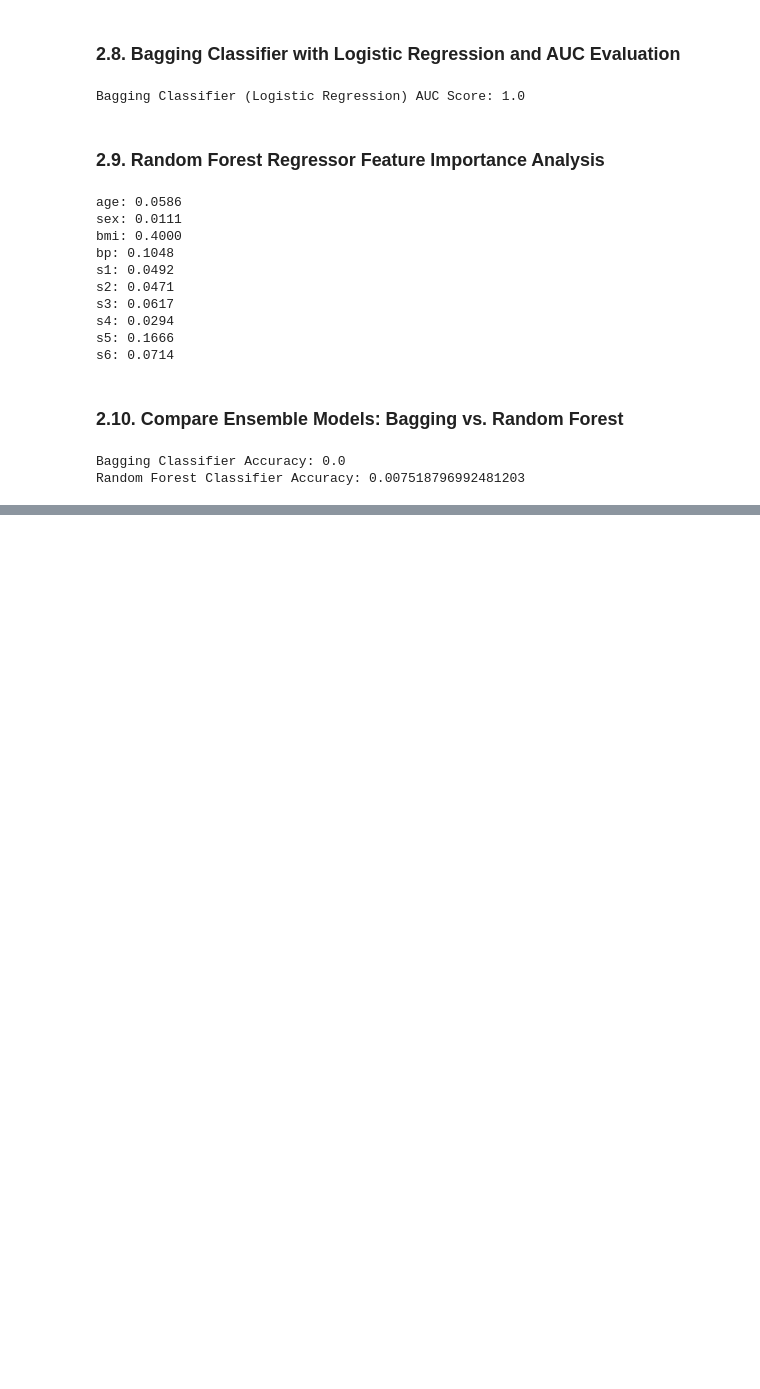
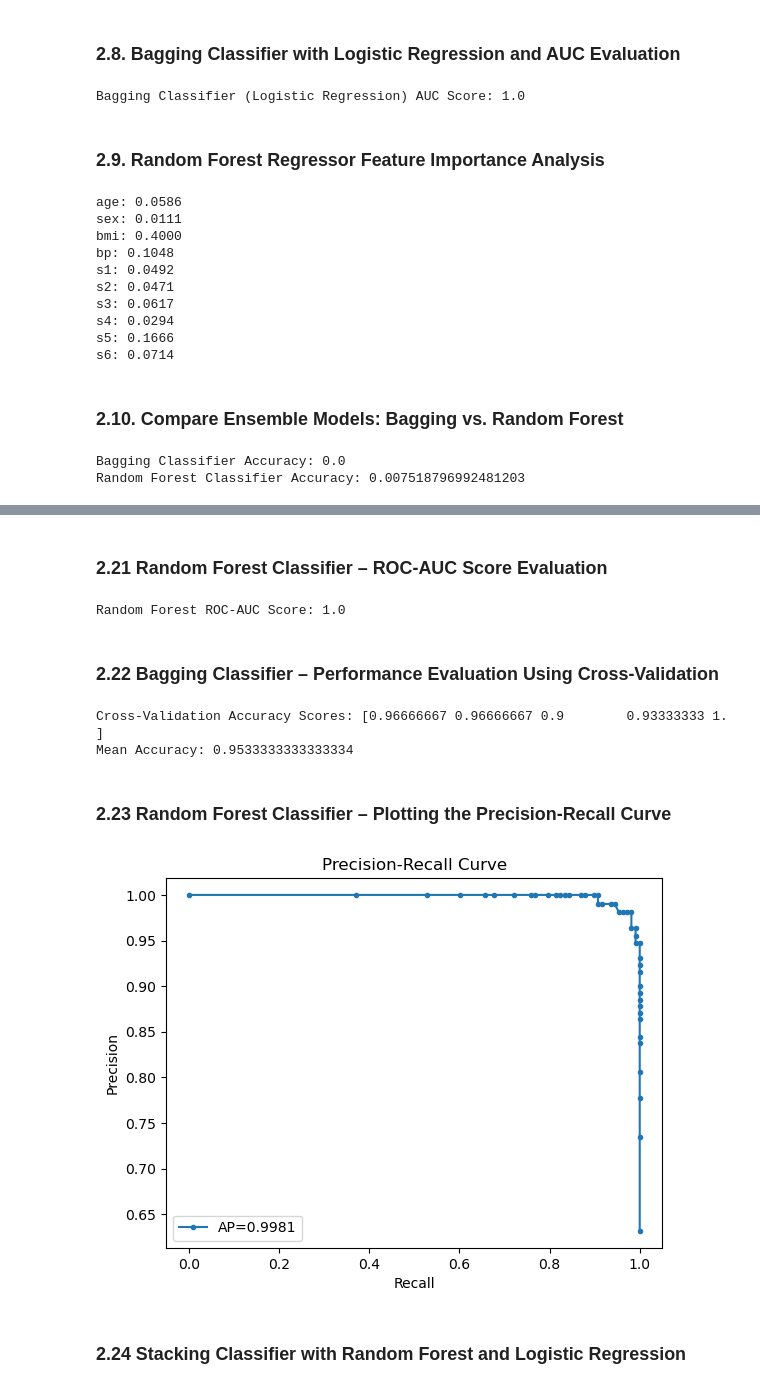
Before and after one commit to gauravmohan93s/PW_Skills_Assignments, a Jupyter notebook: Machine Learning/Ensemble Learning/Ensemble Learning.ipynb, the cells around one changed output, grey strips where cells are left out. Saved outputs shown, nothing was run; the diff lists cells and outputs as text; code cells hidden in the pictures; blank space fills up the shorter version.

```diff
--- a/Machine Learning/Ensemble Learning/Ensemble Learning.ipynb
+++ b/Machine Learning/Ensemble Learning/Ensemble Learning.ipynb
@@ -326,0 +629,80 @@ Random Forest Classifier Accuracy: 0.007518796992481203
+# %% [markdown]
+### 2.21 Random Forest Classifier – ROC-AUC Score Evaluation
+# %%
+from sklearn.datasets import load_iris
+from sklearn.ensemble import RandomForestClassifier
+from sklearn.metrics import roc_auc_score
+from sklearn.model_selection import train_test_split
+from sklearn.preprocessing import label_binarize
+
+# Load dataset
+iris = load_iris()
+X, y = iris.data, iris.target
+# Binarize the output for ROC-AUC computation (multi-class)
+y_bin = label_binarize(y, classes=[0, 1, 2])
+X_train, X_test, y_train, y_test = train_test_split(X, y, test_size=0.3, random_state=42)
+
+# Train model
+rf_clf = RandomForestClassifier(n_estimators=100, random_state=42)
+rf_clf.fit(X_train, y_train)
+y_prob = rf_clf.predict_proba(X_test)
+
+# Compute ROC-AUC Score using one-vs-rest (ovr)
+auc_score = roc_auc_score(label_binarize(y_test, classes=[0, 1, 2]), y_prob, multi_class='ovr')
+print("Random Forest ROC-AUC Score:", auc_score)
+# %% [output]
+Random Forest ROC-AUC Score: 1.0
+# %% [markdown]
+### 2.22 Bagging Classifier – Performance Evaluation Using Cross-Validation
+# %%
+from sklearn.datasets import load_iris
+from sklearn.ensemble import BaggingClassifier
+from sklearn.tree import DecisionTreeClassifier
+from sklearn.model_selection import cross_val_score
+
+# Load dataset
+iris = load_iris()
+X, y = iris.data, iris.target
+
+# Bagging Classifier
+bagging_clf = BaggingClassifier(estimator=DecisionTreeClassifier(), n_estimators=10, random_state=42)
+
+# 5-fold cross-validation
+cv_scores = cross_val_score(bagging_clf, X, y, cv=5, scoring='accuracy')
+print("Cross-Validation Accuracy Scores:", cv_scores)
+print("Mean Accuracy:", cv_scores.mean())
+# %% [output]
+Cross-Validation Accuracy Scores: [0.96666667 0.96666667 0.9        0.93333333 1.        ]
+Mean Accuracy: 0.9533333333333334
+# %% [markdown]
+### 2.23 Random Forest Classifier – Plotting the Precision-Recall Curve
+# %%
+from sklearn.datasets import load_breast_cancer
+from sklearn.ensemble import RandomForestClassifier
+from sklearn.metrics import precision_recall_curve, average_precision_score
+from sklearn.model_selection import train_test_split
+import matplotlib.pyplot as plt
+
+# Load dataset
+cancer = load_breast_cancer()
+X, y = cancer.data, cancer.target
+X_train, X_test, y_train, y_test = train_test_split(X, y, test_size=0.3, random_state=42)
+
+# Train model
+rf_clf = RandomForestClassifier(n_estimators=100, random_state=42)
+rf_clf.fit(X_train, y_train)
+y_scores = rf_clf.predict_proba(X_test)[:, 1]
+
+precision, recall, thresholds = precision_recall_curve(y_test, y_scores)
+ap_score = average_precision_score(y_test, y_scores)
+
+plt.plot(recall, precision, marker='.', label=f'AP={ap_score:.4f}')
+plt.xlabel('Recall')
+plt.ylabel('Precision')
+plt.title("Precision-Recall Curve")
+plt.legend()
+plt.show()
+# %% [output]
+[figure, added]
+# %% [markdown]
+### 2.24 Stacking Classifier with Random Forest and Logistic Regression
```
Also changed, not shown: parts of 23 cells of this notebook.
